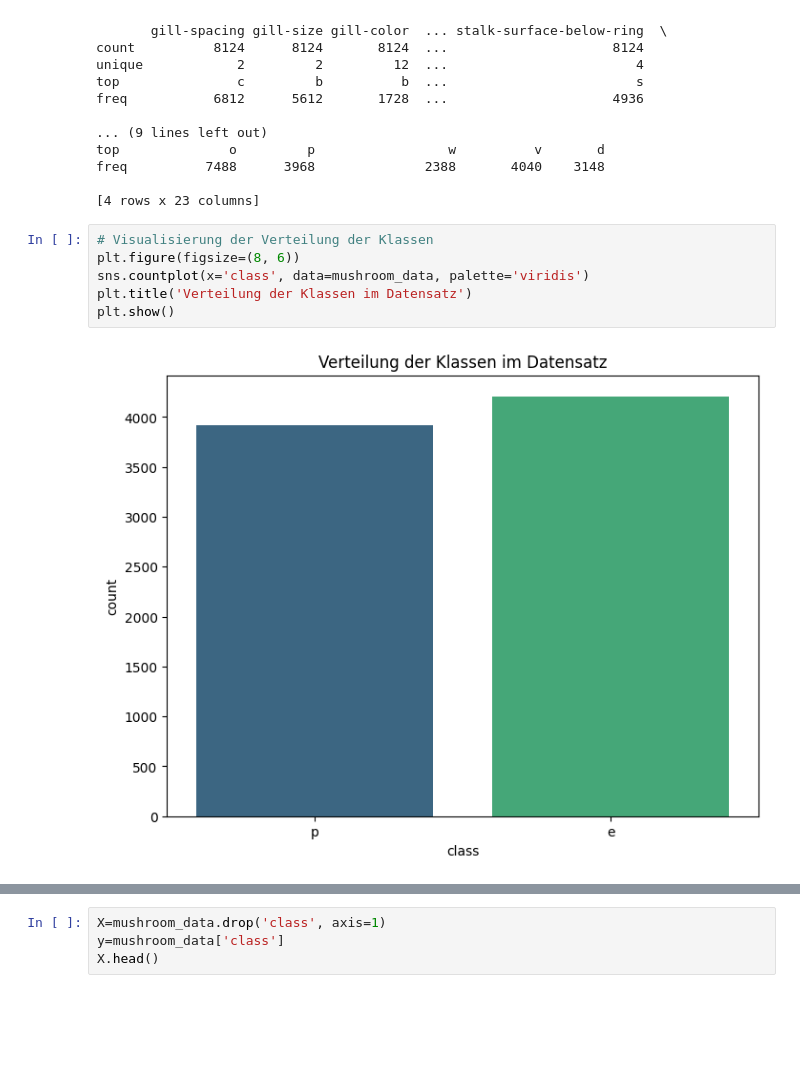
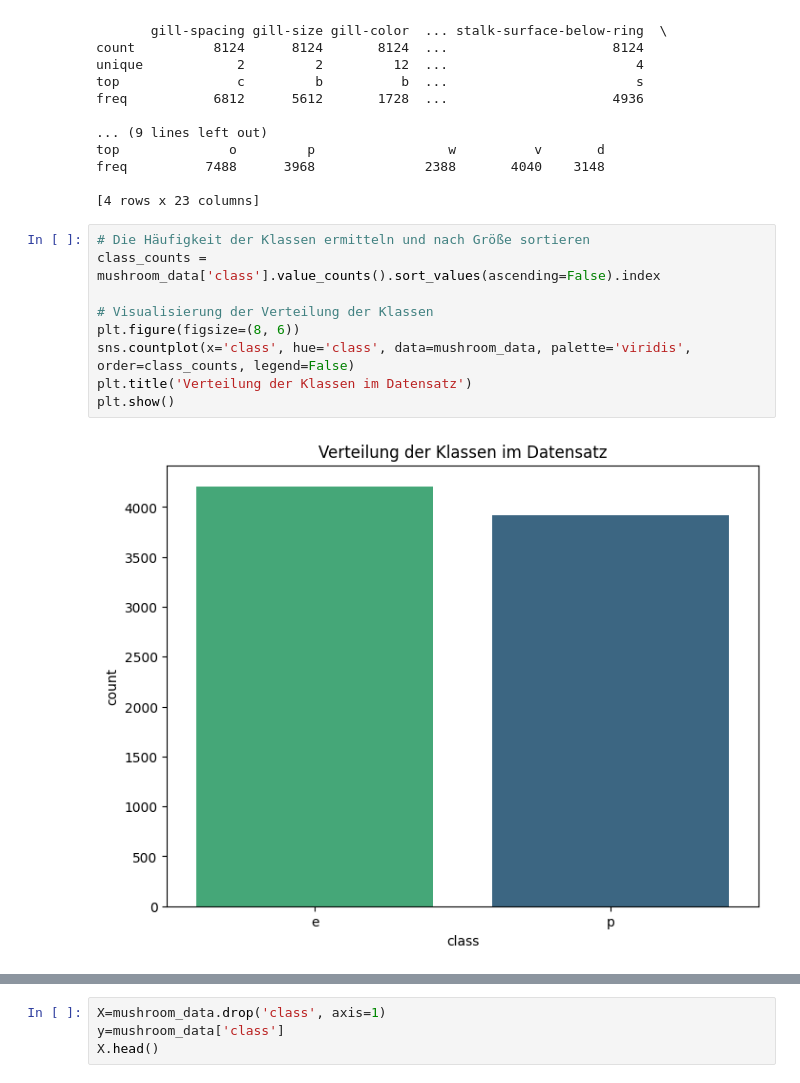
Before and after one commit to Julian-wi22060/DataExplorationProject, a Jupyter notebook: Marquardt.ipynb, the cells around one changed output, grey strips where cells are left out. Cells and saved outputs as stored; diff of their text form; blank space fills up the shorter version.

```diff
--- a/Marquardt.ipynb
+++ b/Marquardt.ipynb
@@ -117,10 +117,13 @@ freq          7488      3968              2388       4040    3148
 
 [4 rows x 23 columns]
 # %%
+# Die Häufigkeit der Klassen ermitteln und nach Größe sortieren
+class_counts = mushroom_data['class'].value_counts().sort_values(ascending=False).index
+
 # Visualisierung der Verteilung der Klassen
 plt.figure(figsize=(8, 6))
-sns.countplot(x='class', data=mushroom_data, palette='viridis')
+sns.countplot(x='class', hue='class', data=mushroom_data, palette='viridis', order=class_counts, legend=False)
 plt.title('Verteilung der Klassen im Datensatz')
 plt.show()
 # %% [output]
-[figure, old version]
+[figure, new version]
```
Also changed, not shown: parts of 3 cells of this notebook.
